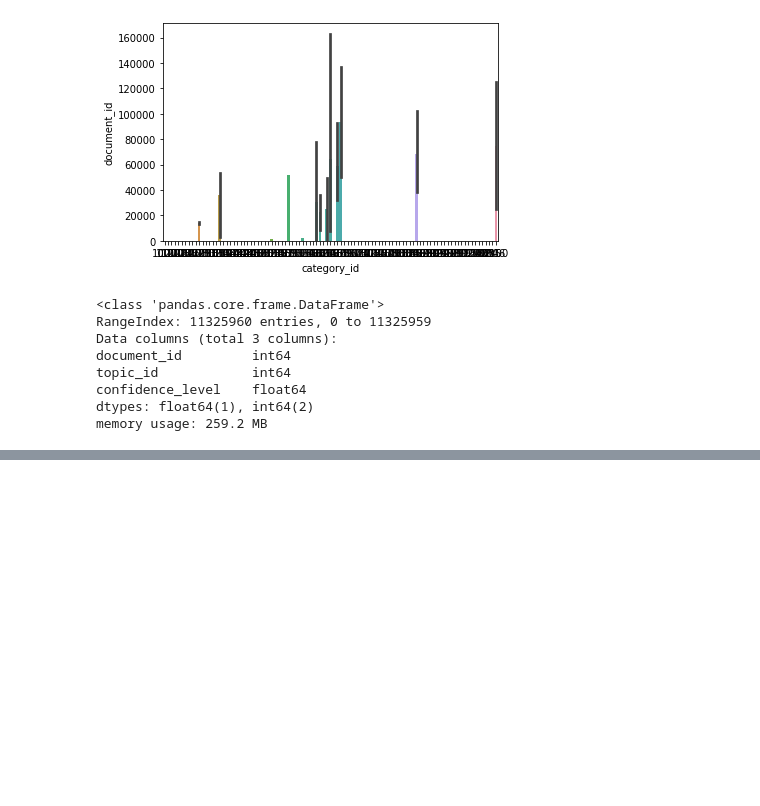
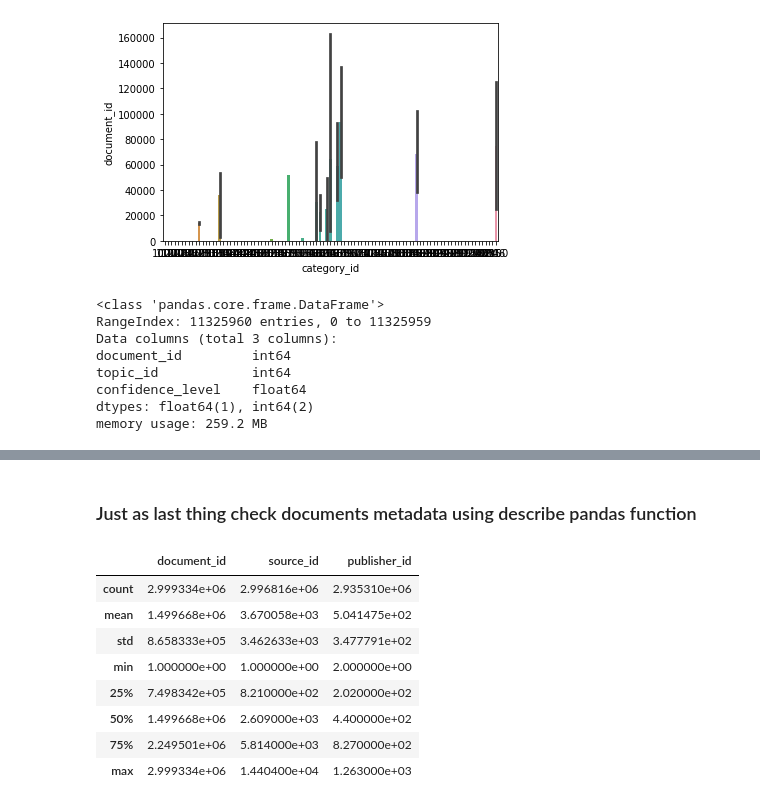
Before and after one commit to nicolaepetridean/content_recommend_eda, a Jupyter notebook: src/EDA.ipynb, the cells around one changed output, grey strips where cells are left out. Saved outputs shown, nothing was run; the diff lists cells and outputs as text; code cells hidden in the pictures; blank space fills up the shorter version.

```diff
--- a/src/EDA.ipynb
+++ b/src/EDA.ipynb
@@ -553,0 +559,15 @@ sns.barplot(x=category_info['category_id'], y=category_info.groupby('category_id
+# %% [markdown]
+### Just as last thing check documents metadata using describe pandas function
+# %%
+doc_meta_info = pd.read_csv('../data/documents_meta.csv')
+doc_meta_info.describe()
+# %% [output]
+|  | document_id | source_id | publisher_id |
+| count | 2.999334e+06 | 2.996816e+06 | 2.935310e+06 |
+| mean | 1.499668e+06 | 3.670058e+03 | 5.041475e+02 |
+| std | 8.658333e+05 | 3.462633e+03 | 3.477791e+02 |
+| min | 1.000000e+00 | 1.000000e+00 | 2.000000e+00 |
+| 25% | 7.498342e+05 | 8.210000e+02 | 2.020000e+02 |
+| 50% | 1.499668e+06 | 2.609000e+03 | 4.400000e+02 |
+| 75% | 2.249501e+06 | 5.814000e+03 | 8.270000e+02 |
+| max | 2.999334e+06 | 1.440400e+04 | 1.263000e+03 |
```
Also changed, not shown: parts of 5 cells of this notebook.
